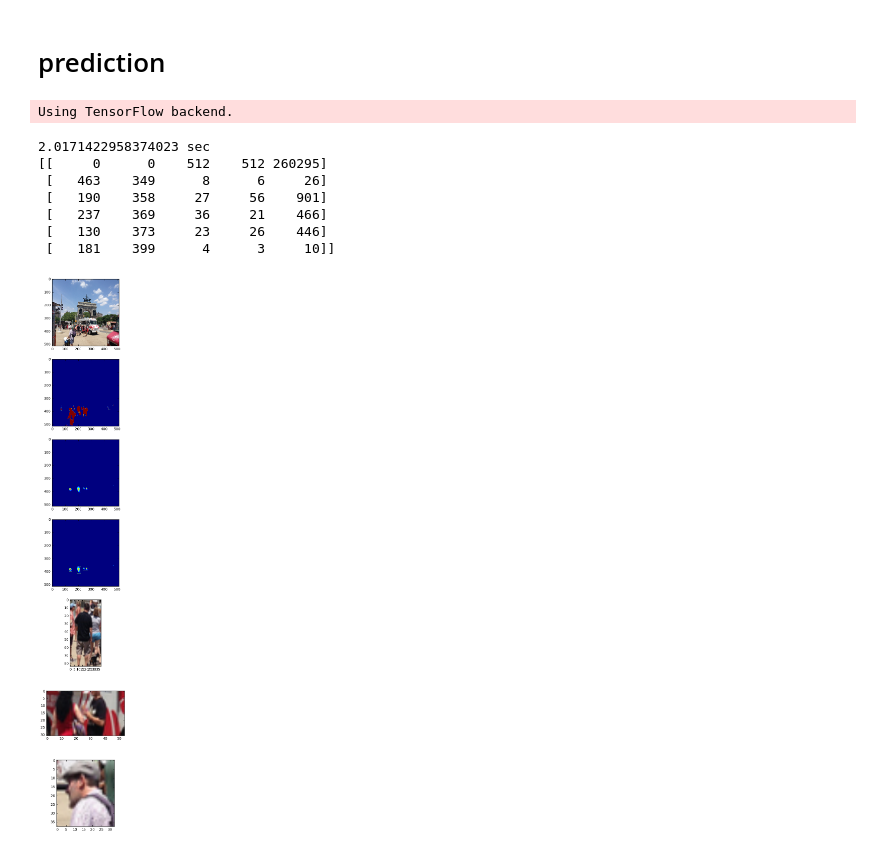
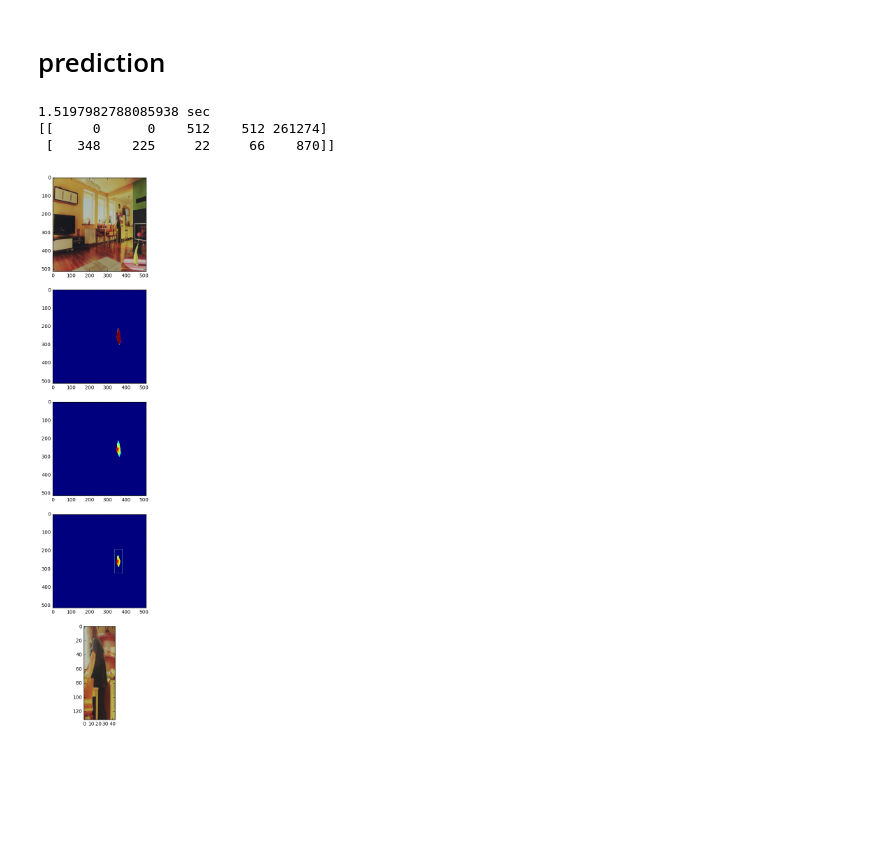
Before and after one commit to legokichi/keras-human-detector, a Jupyter notebook: predict.ipynb, the cells around one changed output. Saved outputs shown, nothing was run; the diff lists cells and outputs as text; code cells hidden in the pictures; blank space fills up the shorter version.

```diff
--- a/predict.ipynb
+++ b/predict.ipynb
@@ -30,12 +30,14 @@ import skimage.io as io
 from model_unet import create_unet
 
 with K.tf.device('/cpu:0'):
-    model = create_unet((512, 512, 3), 64, "binarize")
-    model.load_weights("./data/2017-04-28-11-11-28_fil64_adam_lr0.0001_glorot_uniform_dice_coef_weights.epoch0081-val_loss-0.75-val_dice_coef0.75.hdf5")
-    model2 = create_unet((512, 512, 4), 64, "heatmap")
-    model2.load_weights("./data/2017-05-12-06-02-02_fil64_adam_lr0.0001_glorot_uniform_shape256x256_learn_head_data_aug_mean_squared_error_weights.epoch0081-val_loss129.64-val_acc0.71.hdf5")
+    #model = create_unet((512, 512, 3), 64, "binarize")
+    #model.load_weights("./data/2017-04-28-11-11-28_fil64_adam_lr0.0001_glorot_uniform_dice_coef_weights.epoch0081-val_loss-0.75-val_dice_coef0.75.hdf5") # ancient
+    #model.load_weights("./data/2017-05-17-07-58-54_float32_binarize_fil64_adam_lr0.0001_glorot_uniform_shape512x512_batch_size8_weights.epoch0023-val_loss-0.77-val_dice_coef0.77.hdf5") # 復元モデル
+    #model2 = create_unet((512, 512, 4), 64, "heatmap")
+    #model2.load_weights("./data/2017-05-12-06-02-02_fil64_adam_lr0.0001_glorot_uniform_shape256x256_learn_head_data_aug_mean_squared_error_weights.epoch0081-val_loss129.64-val_acc0.71.hdf5")
+
+    model = create_unet((512, 512, 3), 64, "hydra")
+    model.load_weights("./data/2017-05-17-07-36-40_float32_hydra_fil64_adam_lr0.0001_glorot_uniform_shape512x512_batch_size8_data_aug_weights.epoch0025-val_loss-0.73.hdf5")
-# %% [output]
-Using TensorFlow backend.
 # %%
 '''
 COCO_val2014_000000000589
@@ -47,54 +49,61 @@ COCO_val2014_000000000338
 COCO_val2014_000000000357
 '''
 
-img = io.imread("./data/val2014/COCO_val2014_000000000257.jpg")
+img = io.imread("./data/val2014/COCO_val2014_000000000139.jpg")
 img = cv2.resize(img, (512, 512))
 img = np.expand_dims(img, axis=0)
 
 
 with K.tf.device('/cpu:0'):
         a = time.time()
-        output = model.predict(img)
-        img2 = np.expand_dims(np.dstack((img[0], output[0])), axis=0)
-        output2 = model2.predict(img2)
+
+        #output = model.predict(img)
+        #img2 = np.expand_dims(np.dstack((img[0], output[0])), axis=0)
+        #output2 = model2.predict(img2)
+
+        output,output2 = model.predict(img)
+
         b = time.time()
         print(b-a, "sec")
 
-th1 = output2[0].astype("uint8")
+output2 = output*output2
+
+th1 = (output2[0]/output2[0].max()*255).astype("uint8")
+th1[th1 < 128] = 0
 labelnum, labelimg, contours, GoCs = cv2.connectedComponentsWithStats(th1)
 print(contours)
 
 clips = []
 for label in range(labelnum):
     x,y,w,h,size = contours[label]
     if w == 512 and h == 512: continue
     if size < 5*5: continue
-    marginX = int(w/4)
-    marginY = int(h/4)
-    rect = th1[max(0, y-marginY):min(y+h+marginY, 511), max(0, x-marginX):min(x+w+marginX, 511)].max()
-    if rect.max() < 170: continue
-    clip = img[0][max(0, y-marginY):min(y+h+marginY, 511), max(0, x-marginX):min(x+w+marginX, 511)]
+    marginX = int(w/2)
+    marginY = int(h/2)
+    startY = max(0, y-marginY)
+    stopY = min(y+h+marginY, 511)
+    startX = max(0, x-marginX)
+    stopX = min(x+w+marginX, 511)
+    rect = th1[startY:stopY, startX:stopX]
+    if rect.max() < 192: continue
+    clip = img[0][startY:stopY, startX:stopX]
     clips.append(clip)
-    th1 = cv2.rectangle(th1, (x,y), (x+w,y+h), (128,128,128), 1)
+    th1 = cv2.rectangle(th1, (startX,startY), (stopX,stopY), (128,128,128), 1)
 
 
 mat1 = [
     [ lambda x: plt.imshow(img[0]) ],
     [ lambda x: plt.imshow(output[0]) ],
     [ lambda x: plt.imshow(output2[0]) ],
     [ lambda x: plt.imshow(th1) ],
 ]
 
 for clip in clips:
     mat1.append([ (lambda img: lambda x: plt.imshow(img))(clip) ])
 
 mtx_plot(mat1, ratio=(4,4))
 # %% [output]
-2.0171422958374023 sec
-[[     0      0    512    512 260295]
- [   463    349      8      6     26]
- [   190    358     27     56    901]
- [   237    369     36     21    466]
- [   130    373     23     26    446]
- [   181    399      4      3     10]]
+1.5197982788085938 sec
+[[     0      0    512    512 261274]
+ [   348    225     22     66    870]]
-[figure, old version]
+[figure, new version]
```
